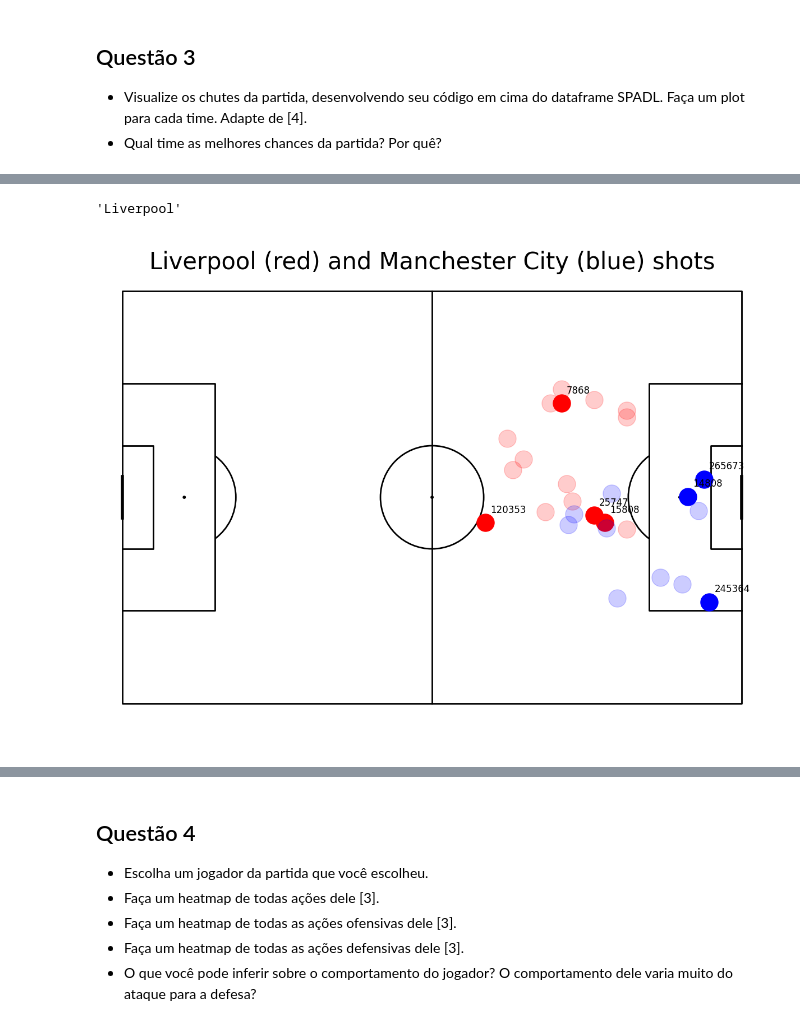
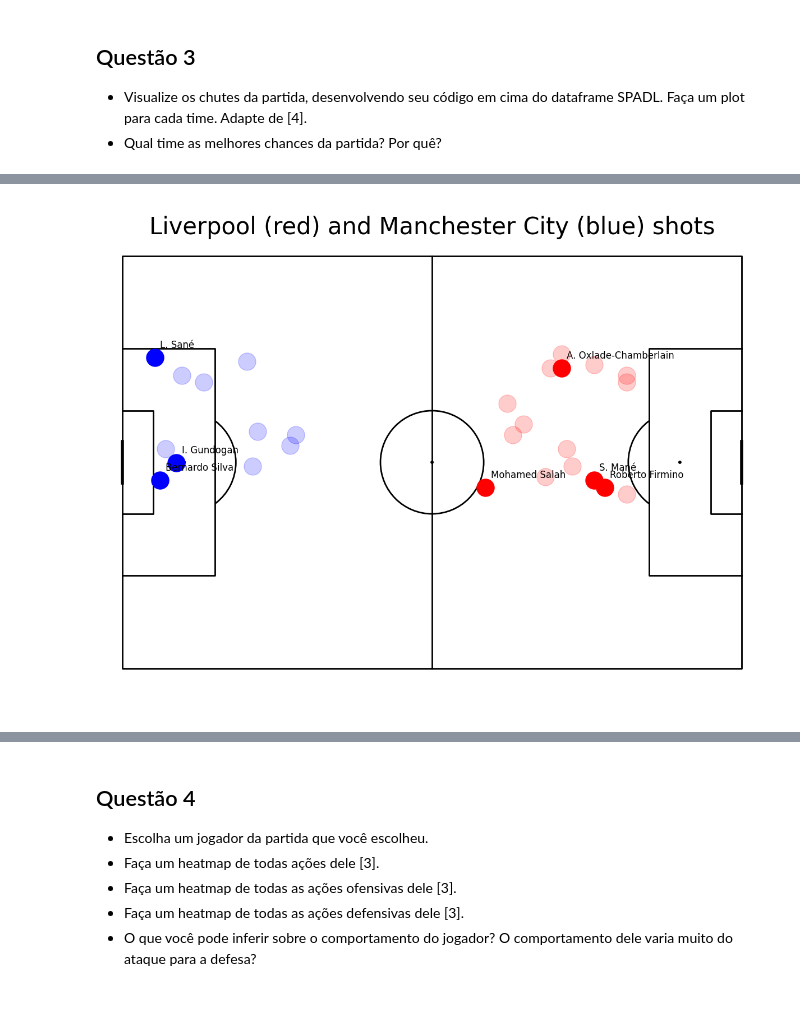
Before and after one commit to paduathiago/Data-Science-Applied-to-Soccer, a Jupyter notebook: Activities/ativ_3.ipynb, the cells around one changed output, grey strips where cells are left out. Cells and saved outputs as stored; diff of their text form; code cells hidden in the pictures.

Commit message:
second plot - shots

```diff
--- a/Activities/ativ_3.ipynb
+++ b/Activities/ativ_3.ipynb
@@ -196,42 +180,40 @@ final_match_events
-# %%
-team1, team2 = pd.unique(find_names(final_match_events, teams, ['team_id', 'name'])[0])
-# %% [output]
-'Liverpool'
 # %%
 def plot_shots(df: pd.DataFrame, team1: int, team2: int):
    #create pitch
-   pitch = Pitch(line_color='black')
+   pitch = Pitch(line_color='black', pitch_length=100, pitch_width=75)
    fig, ax = pitch.grid(grid_height=0.9, title_height=0.06, axis=False,
                         endnote_height=0.04, title_space=0, endnote_space=0)
    #query
    mask_liverpool = df.loc[(df['type'] == 'shot') & (df['team_id'] == team1)]
    #finding rows in the df and keeping only necessary columns
    df_liverpool = mask_liverpool.loc[:, ['start_x', 'start_y', 'result', 'type', 'player_id']]
 
    #plot them - if shot ended with Goal - alpha 1 and add name
 
    for i, row in df_liverpool.iterrows():
       if row["type"] == "shot" and row["result"] == "success":
       #make circle
          pitch.scatter(row.start_x, row.start_y, alpha = 1, s = 500, color = "red", ax=ax['pitch'])
-         pitch.annotate(row["player_id"], (row.start_x + 1, row.start_y - 2), ax=ax['pitch'], fontsize = 12)
+         pitch.annotate(players.loc[players['wyId'] == row['player_id'], 'shortName'].values[0],
+                        (row.start_x + 1, row.start_y - 2), ax=ax['pitch'], fontsize = 12)
       else:
          pitch.scatter(row.start_x, row.start_y, alpha = 0.2, s = 500, color = "red", ax=ax['pitch'])
 
    mask_city = df.loc[(df['type'] == 'shot') & (df['team_id'] == team2)]
    df_city = mask_city.loc[:, ['start_x', 'start_y', 'result', 'type', 'player_id']]
 
-   #for Sweden we need to revert coordinates
+   #for City we need to revert coordinates
    for i, row in df_city.iterrows():
-      if row["type"] == "shot" and row["result"] == 'success':
-         pitch.scatter(120 - row.start_x, 80 - row.start_y, alpha = 1, s = 500, color = "blue", ax=ax['pitch'])
-         pitch.annotate(row["player_id"], (120 - row.start_x + 1, 80 - row.start_y - 2), ax=ax['pitch'], fontsize = 12)
+      if row["type"] == "shot" and row["result"] == "success":
+         pitch.scatter(row.start_x, row.start_y, alpha = 1, s = 500, color = "blue", ax=ax['pitch'])
+         pitch.annotate(players.loc[players['wyId'] == row['player_id'], 'shortName'].values[0],
+                        (row.start_x + 1, row.start_y - 2), ax=ax['pitch'], fontsize = 12)
       else:
-         pitch.scatter(120 - row.start_x, 80 - row.start_y, alpha = 0.2, s = 500, color = "blue", ax=ax['pitch'])
+         pitch.scatter(row.start_x, row.start_y, alpha = 0.2, s = 500, color = "blue", ax=ax['pitch'])
 
    fig.suptitle("Liverpool (red) and Manchester City (blue) shots", fontsize = 30)
    plt.show()
 
 plot_shots(final_match_events, 1612, 1625)
 # %% [output]
-[figure, old version]
+[figure, new version]
```
Also changed, not shown: parts of 3 cells of this notebook.
